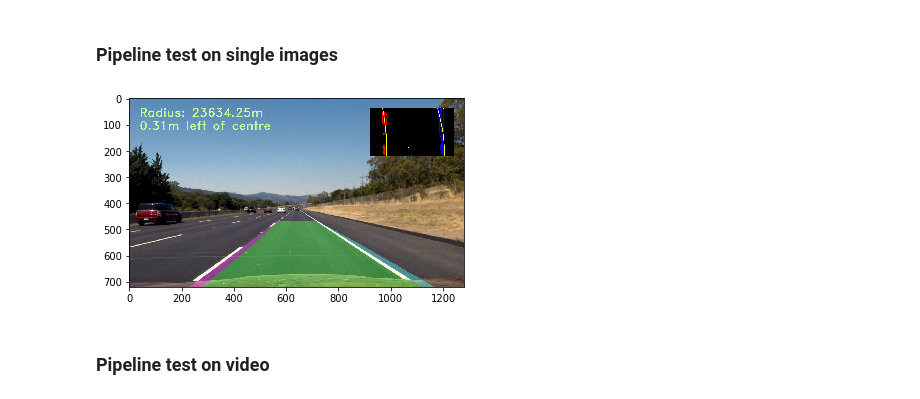
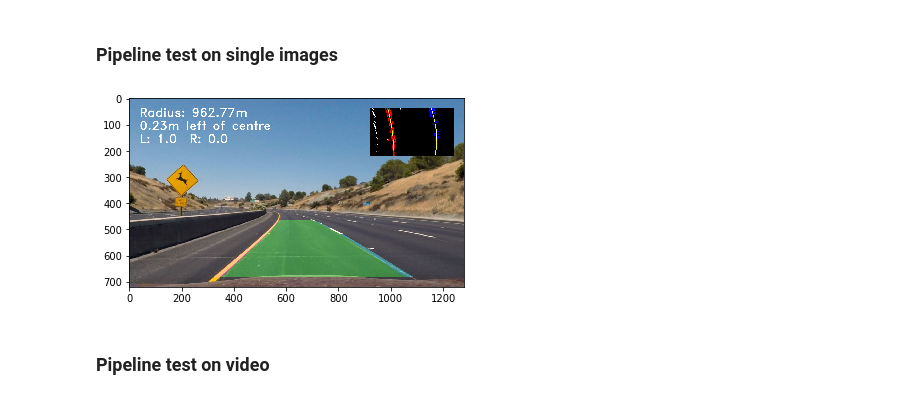
Before and after one commit to gaumarjos/T1-P4-CarND-Advanced-Lane-Lines, a Jupyter notebook: lanes.ipynb, the cells around one changed output. Cells and saved outputs as stored; diff of their text form; code cells hidden in the pictures.

Commit message:
Added line type detection to improve radius computation and changed warping perspective

```diff
--- a/lanes.ipynb
+++ b/lanes.ipynb
@@ -265,7 +280,8 @@ def image_processing_pipeline(img, mtx, dist):
                     (color_binary == 1)] = 1
 
     # Region of interest
-    region = region_of_interest(combined_binary)
+    # region = region_of_interest(combined_binary)
+    region = combined_binary
 
     # Warping
     processed, M, Minv = warp_image(undistort_image(region, mtx, dist))
@@ -703,16 +767,20 @@ def pipeline(img):
         left_fit, \
         right_fit, \
         left_lane_inds, \
-        right_lane_inds = lines_fit_new_frame(processed,
-                                              show=False)
+        right_lane_inds, \
+        left_linetype, \
+        right_linetype = lines_fit_new_frame(processed,
+                                             show=False)
     else:
         left_fit, \
         right_fit, \
         left_lane_inds, \
-        right_lane_inds = lines_fit_based_on_previous_frame(processed,
-                                                            prev_left_fit=left_line.best_fit,
-                                                            prev_right_fit=right_line.best_fit,
-                                                            show=False)
+        right_lane_inds, \
+        left_linetype, \
+        right_linetype = lines_fit_based_on_previous_frame(processed,
+                                                           prev_left_fit=left_line.best_fit,
+                                                           prev_right_fit=right_line.best_fit,
+                                                           show=False)
 
     # Now we have a fit, check conditions to decide whether this fit makes sense or not.
     # If it does, add it to the list of good fits in the left_line and right_line objects, else, just
@@ -720,8 +788,8 @@ def pipeline(img):
     # sense to use
 
     # TODO: for the moment, every new fit is a good fit, worth object's attention
-    left_line.add_fit(left_fit, left_lane_inds)
-    right_line.add_fit(right_fit, right_lane_inds)
+    left_line.add_fit(left_fit, left_lane_inds, left_linetype)
+    right_line.add_fit(right_fit, right_lane_inds, right_linetype)
 
     # Use the best fit, if it's the current one or some previous, is the object's decision
     if left_line.best_fit is not None and right_line.best_fit is not None:
@@ -742,9 +810,11 @@ def pipeline(img):
                                                left_lane_inds,
                                                right_lane_inds,
                                                Minv,
-                                               curve_radius=np.average([left_curve_radius,
-                                                                        right_curve_radius]),
+                                               left_curve_radius=left_curve_radius,
+                                               right_curve_radius=right_curve_radius,
                                                centre_dist=centre_dist,
+                                               left_linetype=left_line.best_linetype,
+                                               right_linetype=right_line.best_linetype,
                                                show_processed=True,
                                                show=False)
 
@@ -802,29 +878,32 @@ for idx, fname in enumerate(images):
 # %%
 # Load all test images
 # images = glob.glob('test_images/*.jpg')
-images = ['test_images/straight_lines2.jpg']
+# images = ['test_images/straight_lines1.jpg']
+images = ['test_images/test2.jpg']
 for idx, fname in enumerate(images):
     img = cv2.imread(fname)
     img = cv2.cvtColor(img, cv2.COLOR_BGR2RGB)
 
     # Test only the image processing pipeline
     if 0:
         undistorted, processed, M, Minv = image_processing_pipeline(img, mtx, dist)
 
         f, (ax1, ax2) = plt.subplots(1, 2, figsize=(20,10))
         ax1.imshow(img)
         ax1.set_title('Original', fontsize=20)
 
         ax2.imshow(processed, cmap='gray')
         ax2.set_title('Processed', fontsize=20)
 
     # Test the whole pipeline
     if 1:
+        left_line = Line()
+        right_line = Line()
         output = pipeline(img)
         f, ax = plt.subplots()
         ax.imshow(output)
 # %% [output]
-[figure, old version]
+[figure, new version]
 # %% [markdown]
 ### Pipeline test on video
 # %%
```
Also changed, not shown: parts of 5 cells of this notebook, 2 other files.
